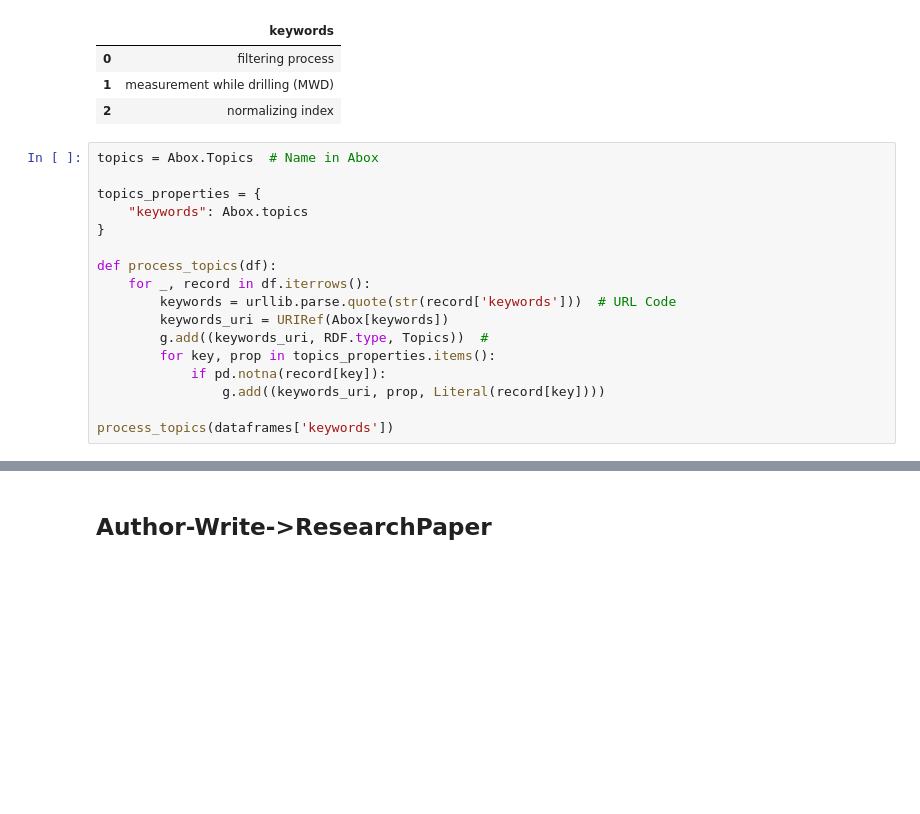
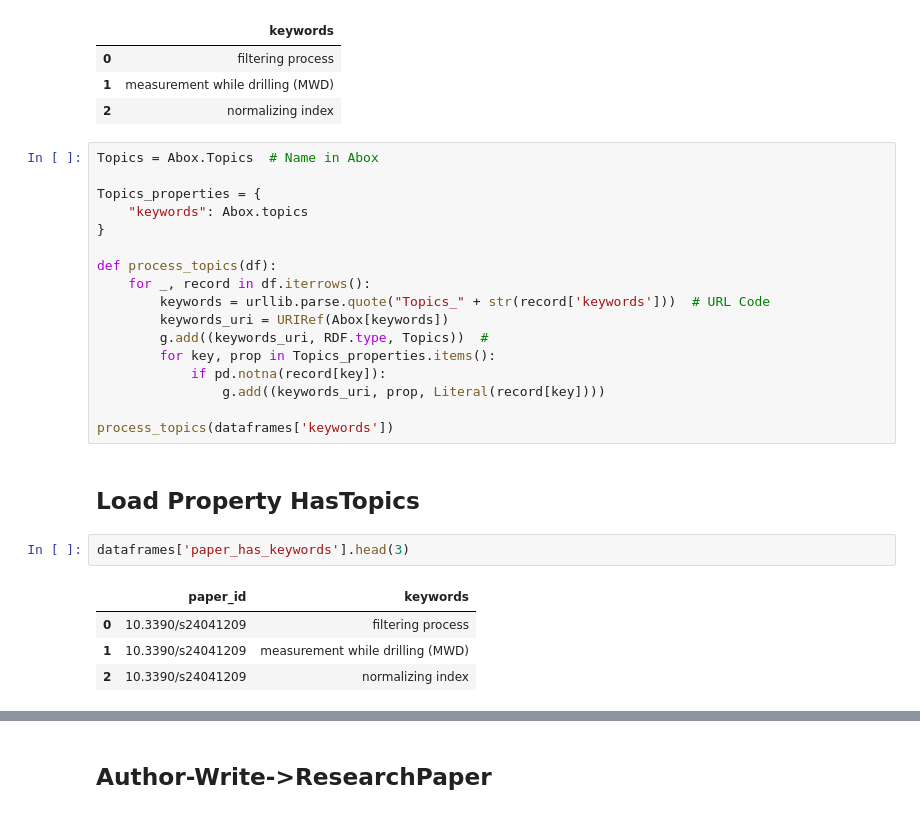
Before and after one commit to Ziyong-Zhang/SDM_lab2, a Jupyter notebook: scripts/SDM_Lab2_Abox.ipynb, the cells around one changed output, grey strips where cells are left out. Saved outputs shown, nothing was run; the diff lists cells and outputs as text; blank space fills up the shorter version.

```diff
--- a/scripts/SDM_Lab2_Abox.ipynb
+++ b/scripts/SDM_Lab2_Abox.ipynb
@@ -166,19 +156,28 @@ dataframes['keywords'].head(3)
 | 1 | measurement while drilling (MWD) |
 | 2 | normalizing index |
 # %%
-topics = Abox.Topics  # Name in Abox
+Topics = Abox.Topics  # Name in Abox
 
-topics_properties = {
+Topics_properties = {
     "keywords": Abox.topics
 }
 
 def process_topics(df):
     for _, record in df.iterrows():
-        keywords = urllib.parse.quote(str(record['keywords']))  # URL Code
+        keywords = urllib.parse.quote("Topics_" + str(record['keywords']))  # URL Code
         keywords_uri = URIRef(Abox[keywords])
         g.add((keywords_uri, RDF.type, Topics))  #
-        for key, prop in topics_properties.items():
+        for key, prop in Topics_properties.items():
             if pd.notna(record[key]):
                 g.add((keywords_uri, prop, Literal(record[key])))
 
 process_topics(dataframes['keywords'])
+# %% [markdown]
+## Load Property HasTopics
+# %%
+dataframes['paper_has_keywords'].head(3)
+# %% [output]
+|  | paper_id | keywords |
+| 0 | 10.3390/s24041209 | filtering process |
+| 1 | 10.3390/s24041209 | measurement while drilling (MWD) |
+| 2 | 10.3390/s24041209 | normalizing index |
```
Also changed, not shown: parts of 14 cells of this notebook.
